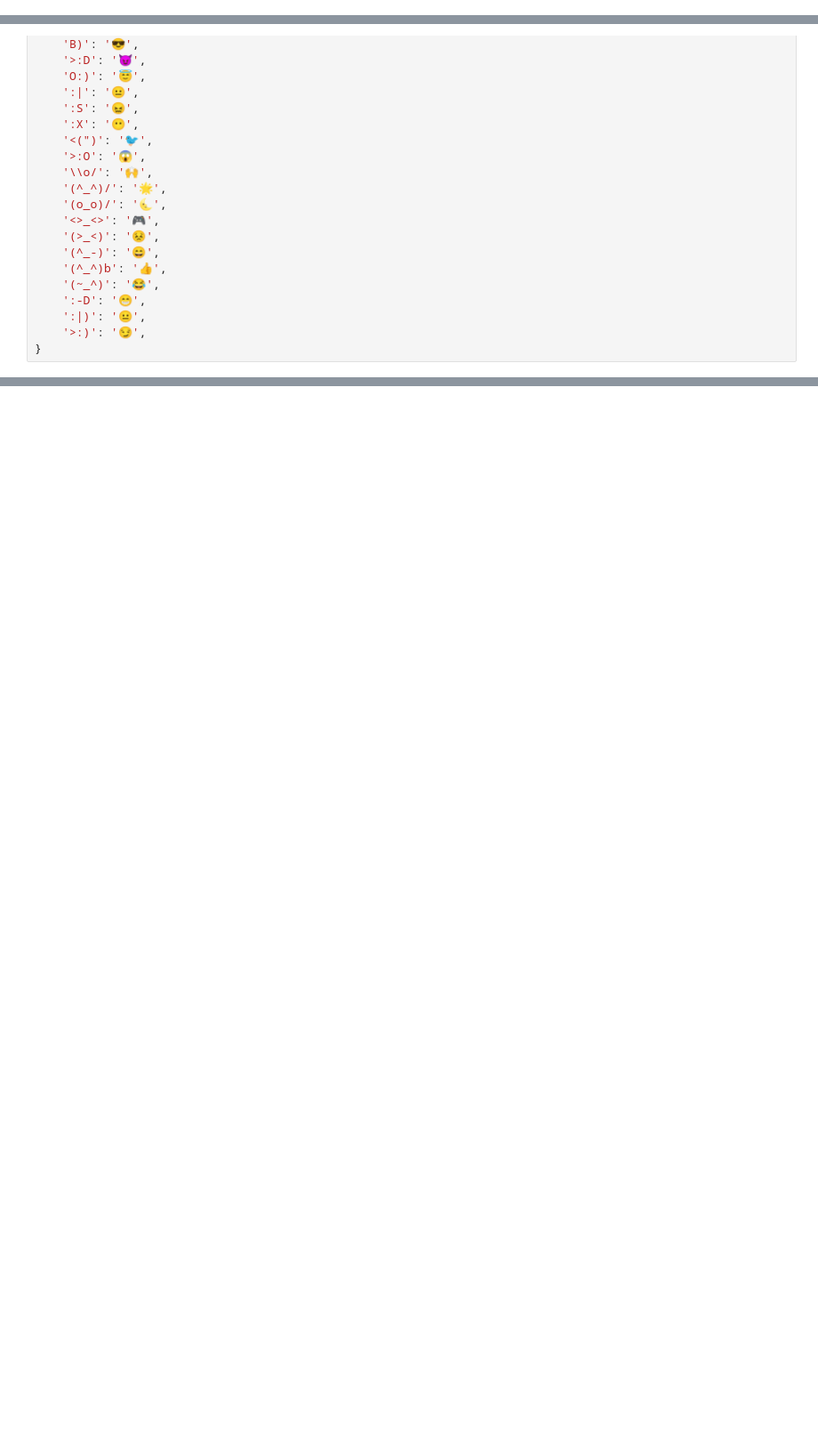
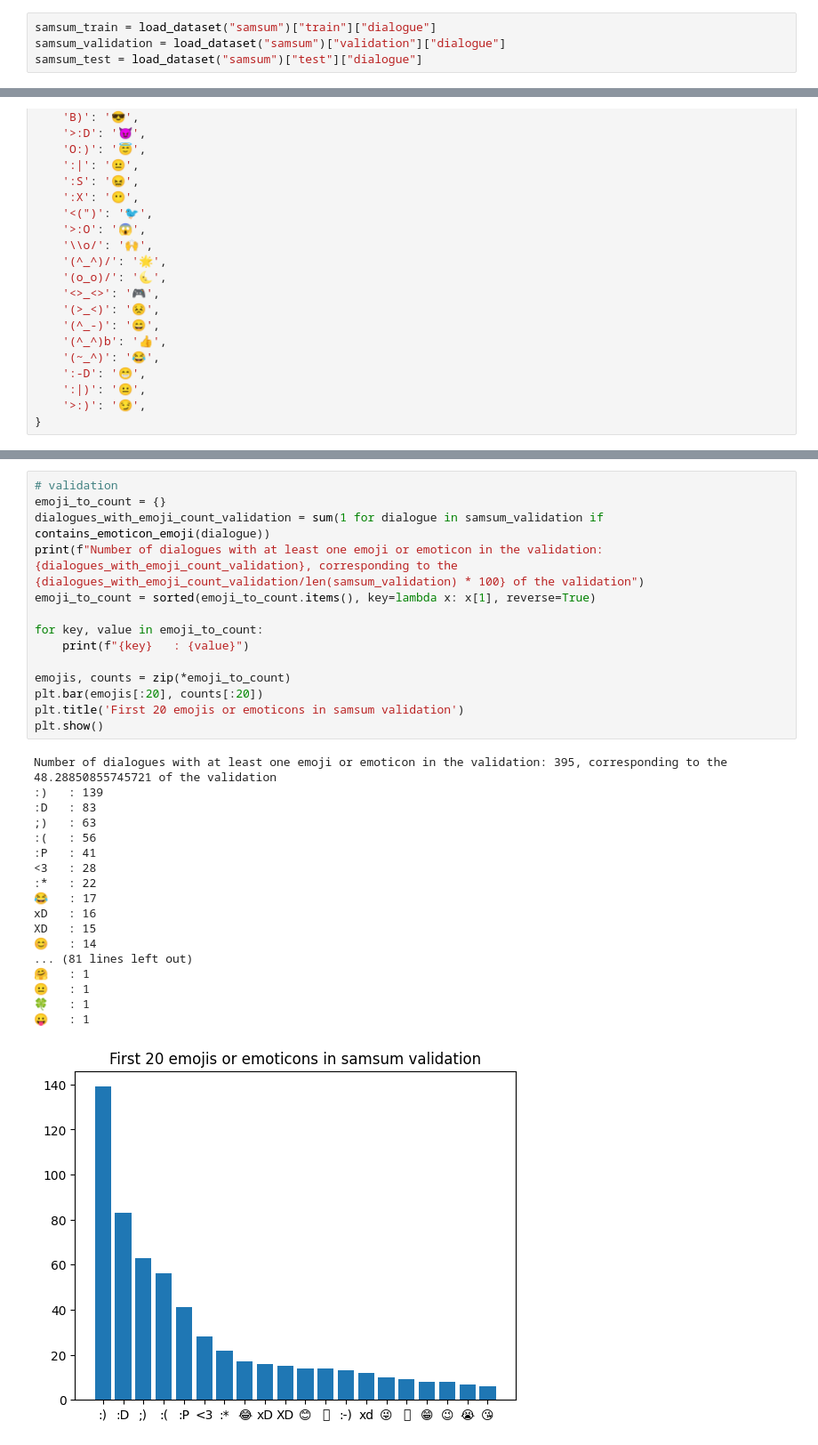
Before and after one commit to al3ssandrocaruso/Enhanced-Abstractive-Chat-Summarization, a Jupyter notebook: utils/count_samsum_emojis.ipynb, the cells around one changed output, grey strips where cells are left out. Shown at 89% size. Saved outputs shown, nothing was run; the diff lists cells and outputs as text; blank space fills up the shorter version.

```diff
--- a/utils/count_samsum_emojis.ipynb
+++ b/utils/count_samsum_emojis.ipynb
@@ -9,3 +27,7 @@ samsum_train = load_dataset("samsum")["train"]["dialogue"]
+# %%
+samsum_train = load_dataset("samsum")["train"]["dialogue"]
+samsum_validation = load_dataset("samsum")["validation"]["dialogue"]
+samsum_test = load_dataset("samsum")["test"]["dialogue"]
 # %% [markdown]
 mapping of emoticons to emojis
 # %%
@@ -97,0 +128,33 @@ XD   : 355
+# %%
+# validation
+emoji_to_count = {}
+dialogues_with_emoji_count_validation = sum(1 for dialogue in samsum_validation if contains_emoticon_emoji(dialogue))
+print(f"Number of dialogues with at least one emoji or emoticon in the validation: {dialogues_with_emoji_count_validation}, corresponding to the {dialogues_with_emoji_count_validation/len(samsum_validation) * 100} of the validation")
+emoji_to_count = sorted(emoji_to_count.items(), key=lambda x: x[1], reverse=True)
+
+for key, value in emoji_to_count:
+    print(f"{key}   : {value}")
+
+emojis, counts = zip(*emoji_to_count)
+plt.bar(emojis[:20], counts[:20])
+plt.title('First 20 emojis or emoticons in samsum validation')
+plt.show()
+# %% [output]
+Number of dialogues with at least one emoji or emoticon in the validation: 395, corresponding to the 48.28850855745721 of the validation
+:)   : 139
+:D   : 83
+;)   : 63
+:(   : 56
+:P   : 41
+<3   : 28
+:*   : 22
+😂   : 17
+xD   : 16
+XD   : 15
+😊   : 14
+... (81 lines left out)
+🤗   : 1
+😐   : 1
+🍀   : 1
+😛   : 1
+[figure, added]
```
Also changed, not shown: parts of 5 cells of this notebook.
